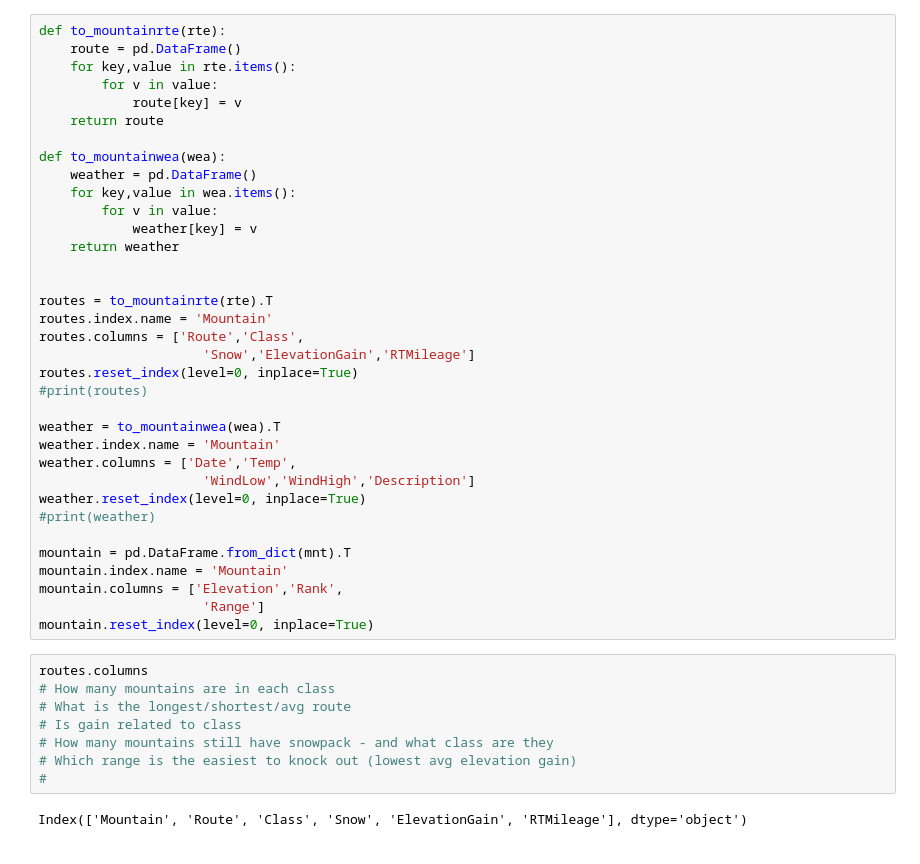
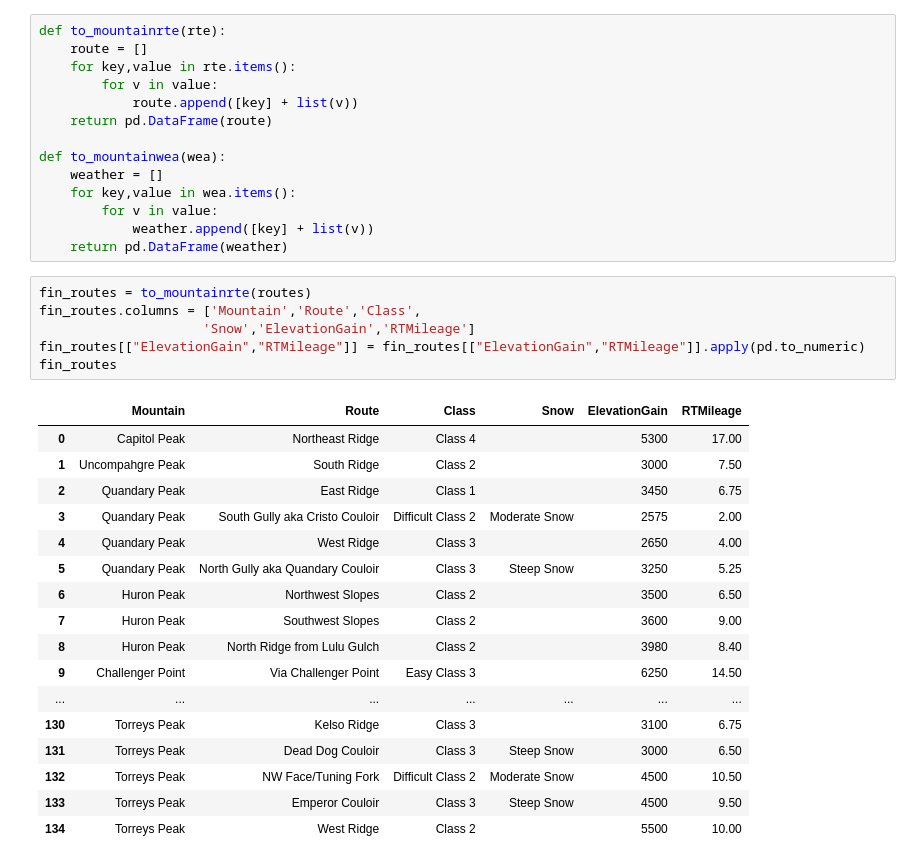
Before and after one commit to chanelle7/ENIAC, a Jupyter notebook: Colorado14ers.ipynb, the cells around one changed output. Saved outputs shown, nothing was run; the diff lists cells and outputs as text.

```diff
--- a/Colorado14ers.ipynb
+++ b/Colorado14ers.ipynb
@@ -14,45 +11,38 @@ mnt = {'Grays Peak': [14270, 9, 'Front'], 'Torreys Peak': [14267, 11, 'Front'],
 # %%
 def to_mountainrte(rte):
-	route = pd.DataFrame()
-	for key,value in rte.items():
-		for v in value:
-			route[key] = v
-	return route
+    route = []
+    for key,value in rte.items():
+        for v in value:
+            route.append([key] + list(v))
+    return pd.DataFrame(route)
 
 def to_mountainwea(wea):
-	weather = pd.DataFrame()
-	for key,value in wea.items():
-		for v in value:
-			weather[key] = v
-	return weather
-
-
-routes = to_mountainrte(rte).T
-routes.index.name = 'Mountain'
-routes.columns = ['Route','Class',
-                     'Snow','ElevationGain','RTMileage']
-routes.reset_index(level=0, inplace=True)
-#print(routes)
-
-weather = to_mountainwea(wea).T
-weather.index.name = 'Mountain'
-weather.columns = ['Date','Temp',
-                     'WindLow','WindHigh','Description']
-weather.reset_index(level=0, inplace=True)
-#print(weather)
-
-mountain = pd.DataFrame.from_dict(mnt).T
-mountain.index.name = 'Mountain'
-mountain.columns = ['Elevation','Rank',
-                     'Range']
-mountain.reset_index(level=0, inplace=True)
+    weather = []
+    for key,value in wea.items():
+        for v in value:
+            weather.append([key] + list(v))
+    return pd.DataFrame(weather)
-# %%
-routes.columns
-# How many mountains are in each class
-# What is the longest/shortest/avg route
-# Is gain related to class
-# How many mountains still have snowpack - and what class are they
-# Which range is the easiest to knock out (lowest avg elevation gain)
-#
-# %% [output]
-Index(['Mountain', 'Route', 'Class', 'Snow', 'ElevationGain', 'RTMileage'], dtype='object')
+# %%
+fin_routes = to_mountainrte(routes)
+fin_routes.columns = ['Mountain','Route','Class',
+                     'Snow','ElevationGain','RTMileage']
+fin_routes[["ElevationGain","RTMileage"]] = fin_routes[["ElevationGain","RTMileage"]].apply(pd.to_numeric)
+fin_routes
+# %% [output]
+|  | Mountain | Route | Class | Snow | ElevationGain | RTMileage |
+| 0 | Capitol Peak | Northeast Ridge | Class 4 |  | 5300 | 17.00 |
+| 1 | Uncompahgre Peak | South Ridge | Class 2 |  | 3000 | 7.50 |
+| 2 | Quandary Peak | East Ridge | Class 1 |  | 3450 | 6.75 |
+| 3 | Quandary Peak | South Gully aka Cristo Couloir | Difficult Class 2 | Moderate Snow | 2575 | 2.00 |
+| 4 | Quandary Peak | West Ridge | Class 3 |  | 2650 | 4.00 |
+| 5 | Quandary Peak | North Gully aka Quandary Couloir | Class 3 | Steep Snow | 3250 | 5.25 |
+| 6 | Huron Peak | Northwest Slopes | Class 2 |  | 3500 | 6.50 |
+| 7 | Huron Peak | Southwest Slopes | Class 2 |  | 3600 | 9.00 |
+| 8 | Huron Peak | North Ridge from Lulu Gulch | Class 2 |  | 3980 | 8.40 |
+| 9 | Challenger Point | Via Challenger Point | Easy Class 3 |  | 6250 | 14.50 |
+| ... | ... | ... | ... | ... | ... | ... |
+| 130 | Torreys Peak | Kelso Ridge | Class 3 |  | 3100 | 6.75 |
+| 131 | Torreys Peak | Dead Dog Couloir | Class 3 | Steep Snow | 3000 | 6.50 |
+| 132 | Torreys Peak | NW Face/Tuning Fork | Difficult Class 2 | Moderate Snow | 4500 | 10.50 |
+| 133 | Torreys Peak | Emperor Couloir | Class 3 | Steep Snow | 4500 | 9.50 |
+| 134 | Torreys Peak | West Ridge | Class 2 |  | 5500 | 10.00 |
```
Also changed, not shown: parts of 12 cells of this notebook, 1 other file.
